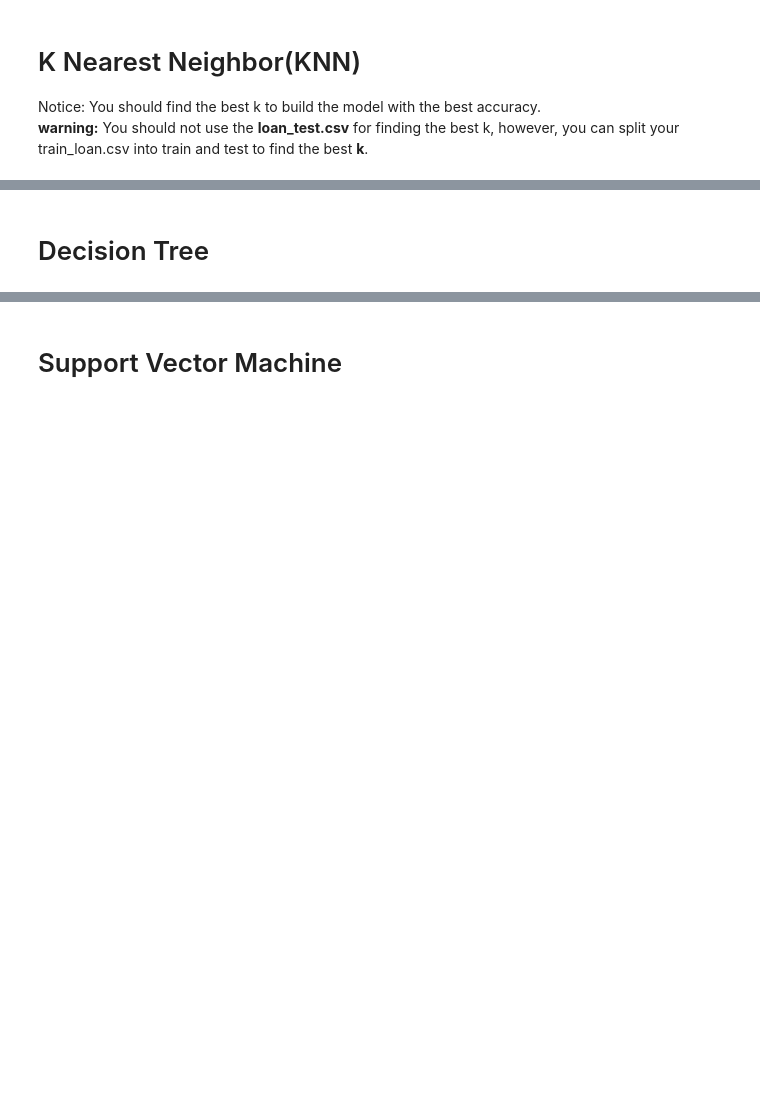
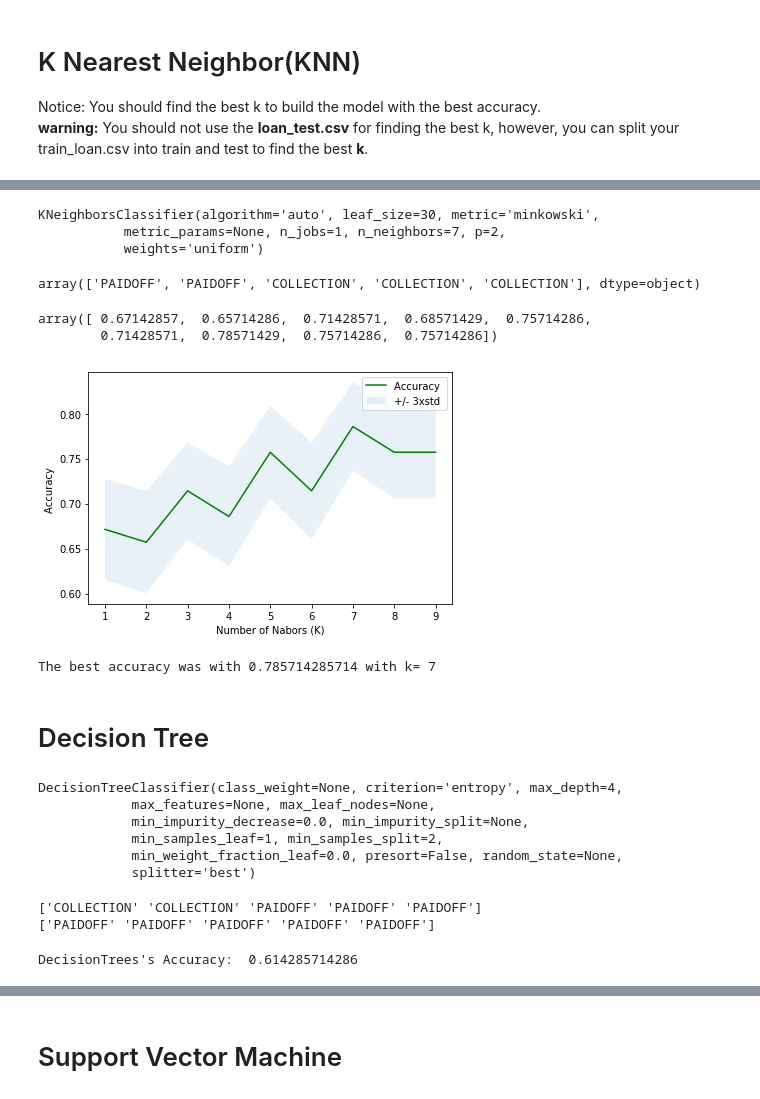
Before and after one commit to fleason/IBM-Data-Science, a Jupyter notebook: Coursera_The_Best_Classifier.ipynb, the cells around one changed output, grey strips where cells are left out. Cells and saved outputs as stored; diff of their text form; code cells hidden in the pictures; blank space fills up the shorter version.

```diff
--- a/Coursera_The_Best_Classifier.ipynb
+++ b/Coursera_The_Best_Classifier.ipynb
@@ -290,0 +310,15 @@ Notice: You should find the best k to build the model with the best accuracy.
+# %%
+
+k = 4
+#Train Model and Predict
+neigh = KNeighborsClassifier(n_neighbors = k).fit(X_train,y_train)
+neigh
+# %% [output]
+KNeighborsClassifier(algorithm='auto', leaf_size=30, metric='minkowski',
+           metric_params=None, n_jobs=1, n_neighbors=7, p=2,
+           weights='uniform')
+# %%
+yhat = neigh.predict(X_test)
+yhat[0:5]
+# %% [output]
+array(['PAIDOFF', 'PAIDOFF', 'COLLECTION', 'COLLECTION', 'COLLECTION'], dtype=object)
@@ -291,2 +330,57 @@ Notice: You should find the best k to build the model with the best accuracy.
+# %%
+Ks = 10
+mean_acc = np.zeros((Ks-1))
+std_acc = np.zeros((Ks-1))
+ConfustionMx = [];
+for n in range(1,Ks):
+
+    #Train Model and Predict
+    neigh = KNeighborsClassifier(n_neighbors = n).fit(X_train,y_train)
+    yhat=neigh.predict(X_test)
+    mean_acc[n-1] = metrics.accuracy_score(y_test, yhat)
+
+
+    std_acc[n-1]=np.std(yhat==y_test)/np.sqrt(yhat.shape[0])
+
+mean_acc
+# %% [output]
+array([ 0.67142857,  0.65714286,  0.71428571,  0.68571429,  0.75714286,
+        0.71428571,  0.78571429,  0.75714286,  0.75714286])
+# %%
+plt.plot(range(1,Ks),mean_acc,'g')
+plt.fill_between(range(1,Ks),mean_acc - 1 * std_acc,mean_acc + 1 * std_acc, alpha=0.10)
+plt.legend(('Accuracy ', '+/- 3xstd'))
+plt.ylabel('Accuracy ')
+plt.xlabel('Number of Nabors (K)')
+plt.tight_layout()
+plt.show()
+# %% [output]
+[figure, added]
+# %%
+print( "The best accuracy was with", mean_acc.max(), "with k=", mean_acc.argmax()+1)
+# %% [output]
+The best accuracy was with 0.785714285714 with k= 7
 # %% [markdown]
 # Decision Tree
+# %%
+
+loanTree = DecisionTreeClassifier(criterion="entropy", max_depth = 4)
+loanTree.fit(X_train,y_train)
+# %% [output]
+DecisionTreeClassifier(class_weight=None, criterion='entropy', max_depth=4,
+            max_features=None, max_leaf_nodes=None,
+            min_impurity_decrease=0.0, min_impurity_split=None,
+            min_samples_leaf=1, min_samples_split=2,
+            min_weight_fraction_leaf=0.0, presort=False, random_state=None,
+            splitter='best')
+# %%
+predTree = loanTree.predict(X_test)
+print (predTree [0:5])
+print (y_test [0:5])
+# %% [output]
+['COLLECTION' 'COLLECTION' 'PAIDOFF' 'PAIDOFF' 'PAIDOFF']
+['PAIDOFF' 'PAIDOFF' 'PAIDOFF' 'PAIDOFF' 'PAIDOFF']
+# %%
+print("DecisionTrees's Accuracy: ", metrics.accuracy_score(y_test, predTree))
+# %% [output]
+DecisionTrees's Accuracy:  0.614285714286
```
Also changed, not shown: parts of 35 cells of this notebook.
